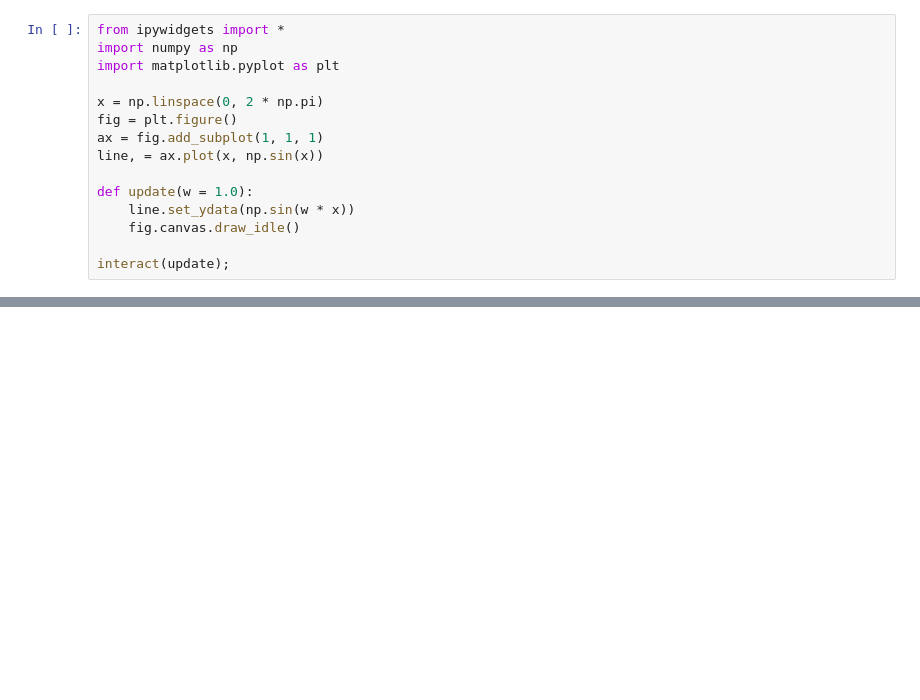
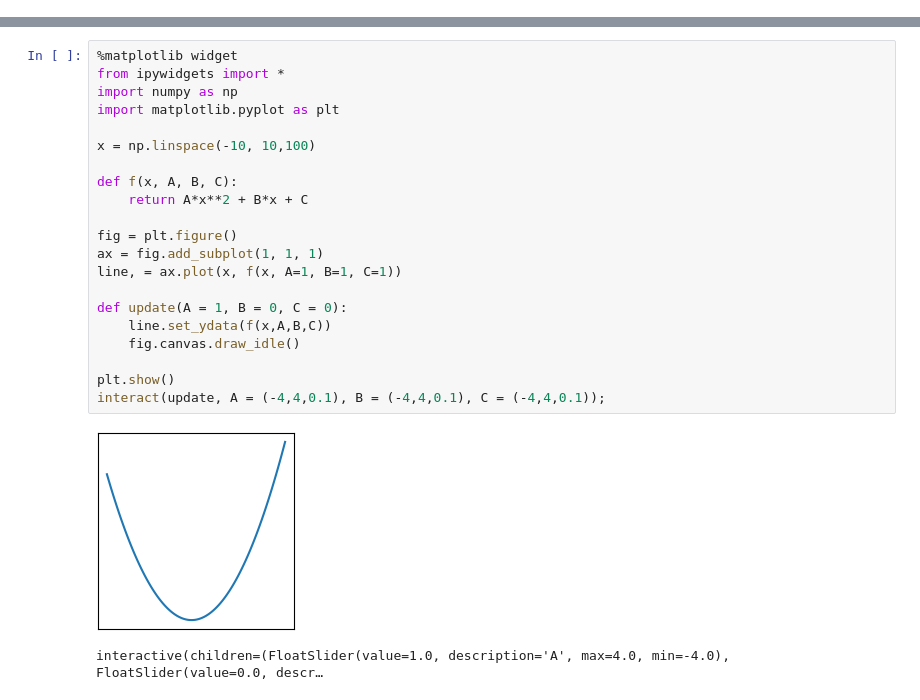
Before and after one commit to cs481-ekh/s24-slice-n-dice, a Jupyter notebook: GoVizzy/GoVizzy.ipynb, the cells around one changed output, grey strips where cells are left out. Saved outputs shown, nothing was run; the diff lists cells and outputs as text; blank space fills up the shorter version.

```diff
--- a/GoVizzy/GoVizzy.ipynb
+++ b/GoVizzy/GoVizzy.ipynb
@@ -45,15 +47,0 @@ interact(update, w=widgets.IntSlider(min=0, max=119, step=1, value=70))
-# %%
-from ipywidgets import *
-import numpy as np
-import matplotlib.pyplot as plt
-
-x = np.linspace(0, 2 * np.pi)
-fig = plt.figure()
-ax = fig.add_subplot(1, 1, 1)
-line, = ax.plot(x, np.sin(x))
-
-def update(w = 1.0):
-    line.set_ydata(np.sin(w * x))
-    fig.canvas.draw_idle()
-
-interact(update);
@@ -65,0 +48,24 @@ interactive(children=(IntSlider(value=70, description='w', max=119), Output()),
+# %%
+%matplotlib widget
+from ipywidgets import *
+import numpy as np
+import matplotlib.pyplot as plt
+
+x = np.linspace(-10, 10,100)
+
+def f(x, A, B, C):
+    return A*x**2 + B*x + C
+
+fig = plt.figure()
+ax = fig.add_subplot(1, 1, 1)
+line, = ax.plot(x, f(x, A=1, B=1, C=1))
+
+def update(A = 1, B = 0, C = 0):
+    line.set_ydata(f(x,A,B,C))
+    fig.canvas.draw_idle()
+
+plt.show()
+interact(update, A = (-4,4,0.1), B = (-4,4,0.1), C = (-4,4,0.1));
+# %% [output]
+[figure, added]
+interactive(children=(FloatSlider(value=1.0, description='A', max=4.0, min=-4.0), FloatSlider(value=0.0, descr…
```
Also changed, not shown: parts of 5 cells of this notebook, 1 other file.
